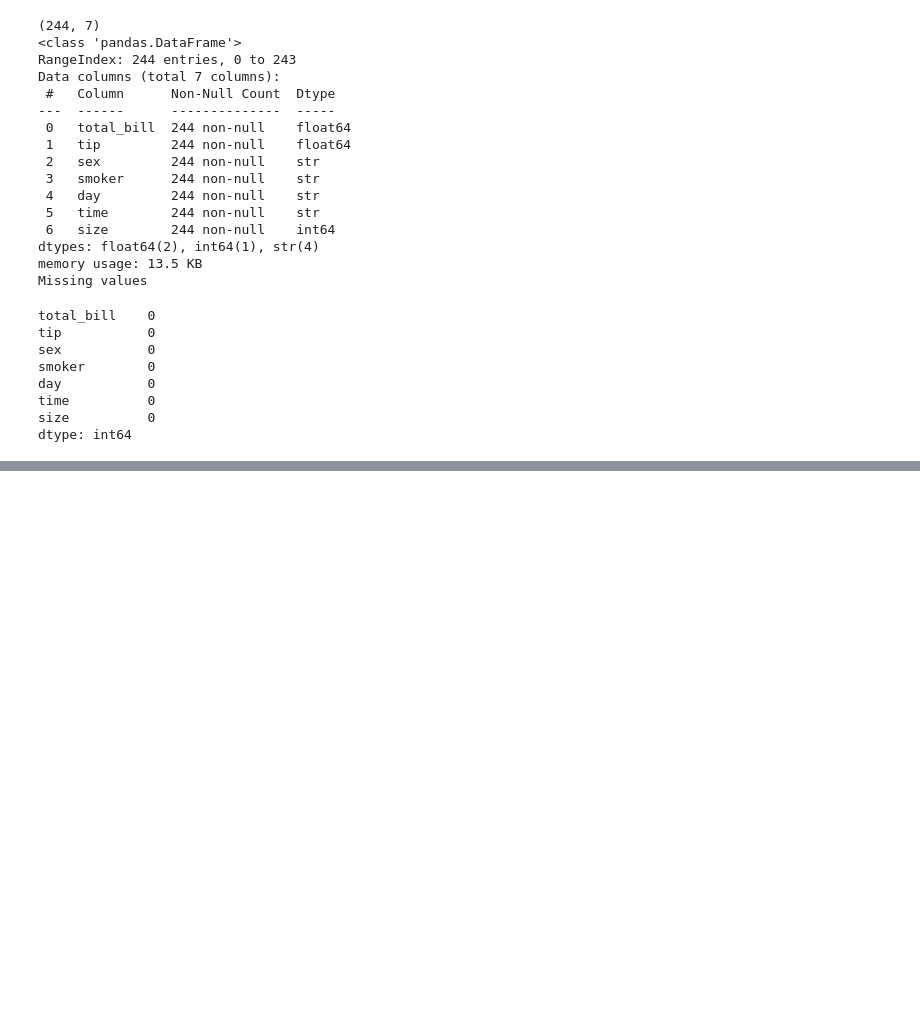
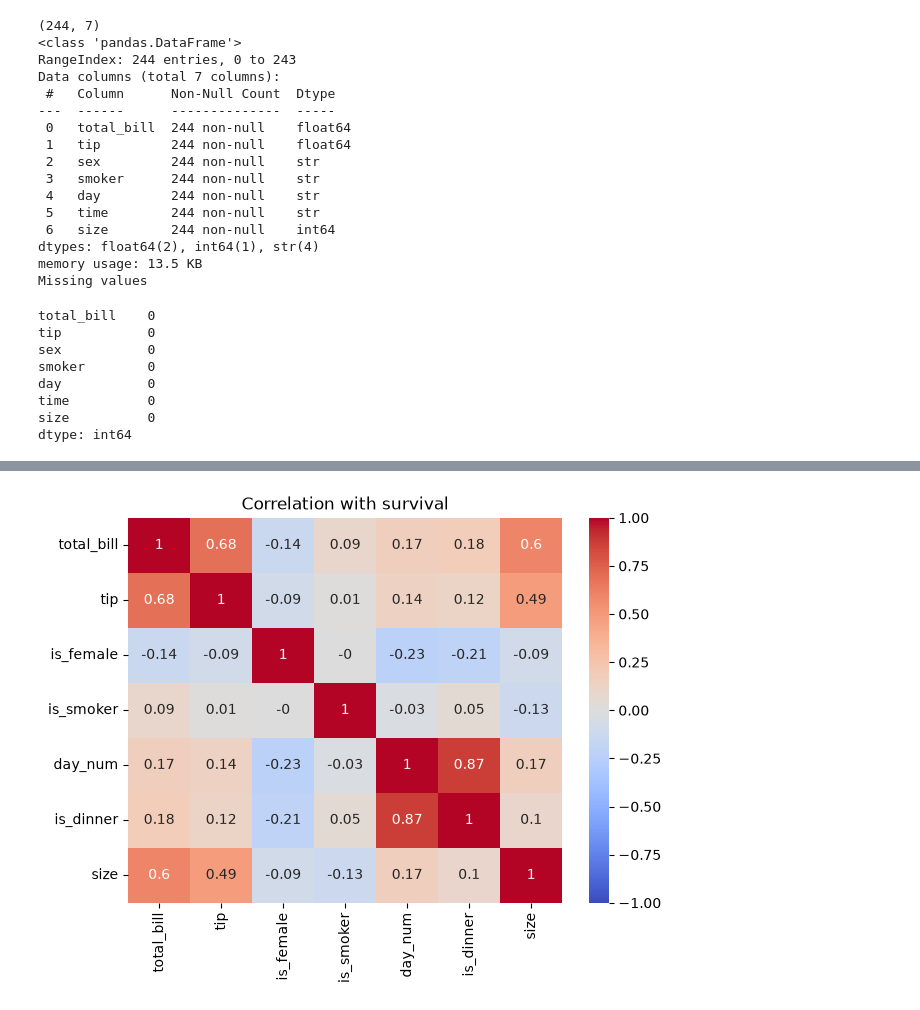
Before and after one commit to sameermakhanii/Python-for-AI-me, a Jupyter notebook: notebooks/Week 3/Day 15/project.ipynb, the cells around one changed output, grey strips where cells are left out. Cells and saved outputs as stored; diff of their text form; code cells hidden in the pictures; blank space fills up the shorter version.

```diff
--- a/notebooks/Week 3/Day 15/project.ipynb
+++ b/notebooks/Week 3/Day 15/project.ipynb
@@ -45,3 +45,16 @@ day           0
 time          0
 size          0
 dtype: int64
+# %%
+df["is_female"] = np.where(df["sex"] == "Female", 1, 0)
+
+df["day_num"] = df["day"].map({
+    "Thur": 0,
+    "Fri": 1,
+    "Sat": 2,
+    "Sun": 3
+})
+
+df["is_smoker"] = np.where(df["smoker"] == "Yes", 1, 0)
+
+df["is_dinner"] = np.where(df["time"] == "Dinner", 1, 0)
@@ -47,0 +70,9 @@ dtype: int64
+# %%
+cols = ["total_bill", "tip", "is_female", "is_smoker", "day_num", "is_dinner" , "size"]
+
+plt.figure(figsize=(7, 5))
+sns.heatmap(df[cols].corr().round(2), annot=True, cmap="coolwarm", vmin=-1, vmax=1)
+plt.title("Correlation with survival")
+plt.show()
+# %% [output]
+[figure, added]
```
Also changed, not shown: parts of 4 cells of this notebook, 1 other file.
